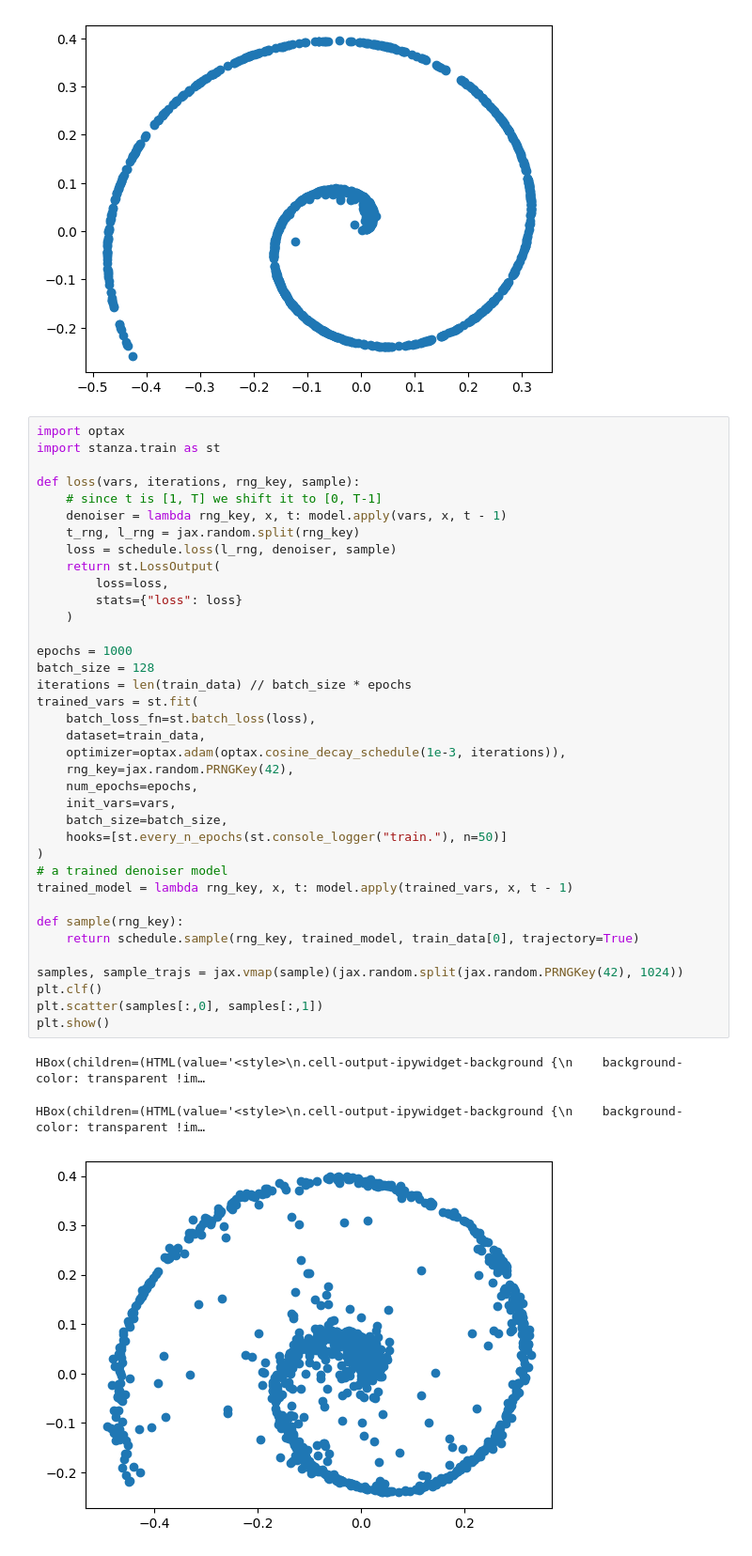
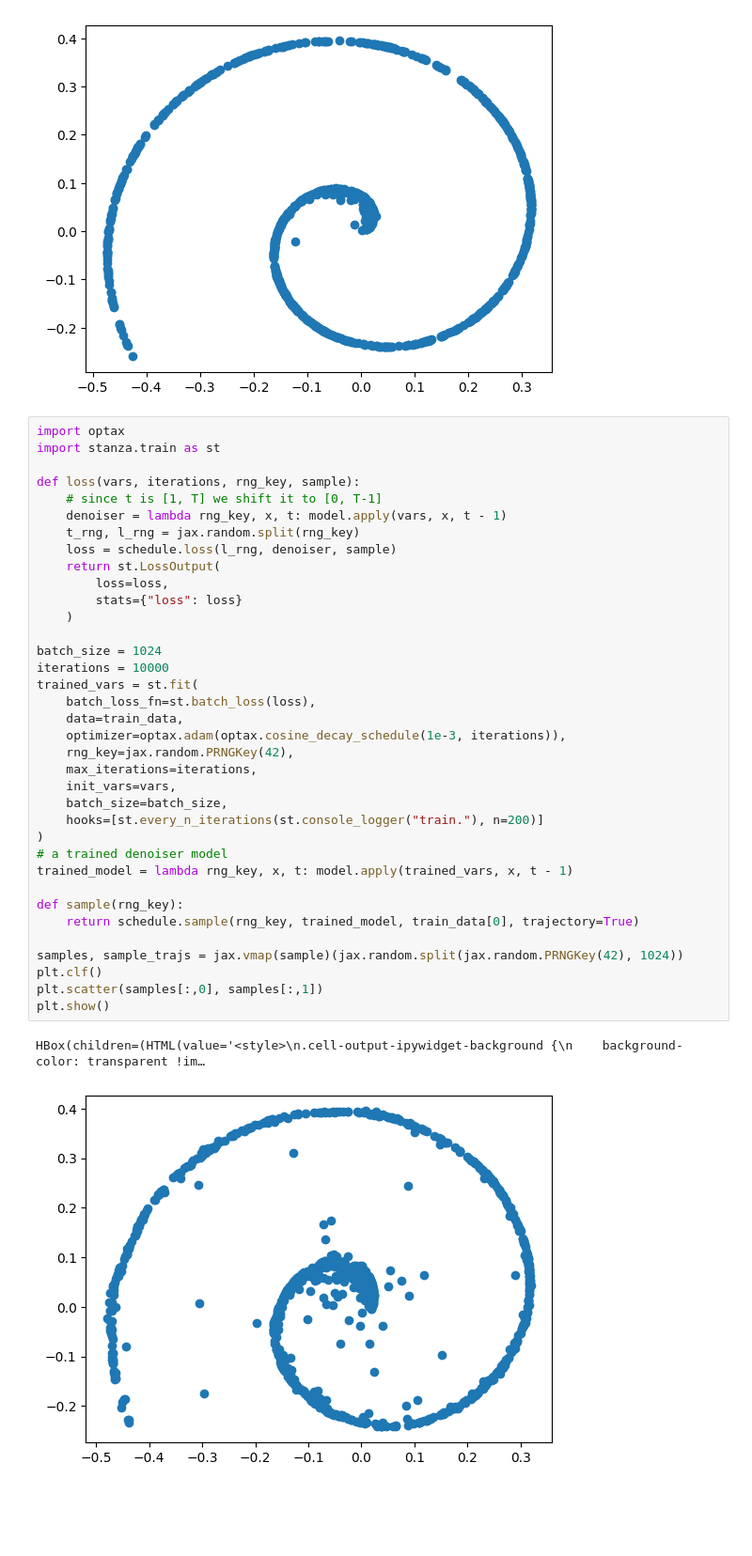
Before and after one commit to foundry-ai/foundry, a Jupyter notebook: examples/simple_diffusion.ipynb, the cells around one changed output. Shown at 94% size. Cells and saved outputs as stored; diff of their text form; blank space fills up the shorter version.

Commit message:
Refactored datasets, fit function

```diff
--- a/examples/simple_diffusion.ipynb
+++ b/examples/simple_diffusion.ipynb
@@ -80,41 +80,39 @@ import stanza.train as st
 
 def loss(vars, iterations, rng_key, sample):
     # since t is [1, T] we shift it to [0, T-1]
     denoiser = lambda rng_key, x, t: model.apply(vars, x, t - 1)
     t_rng, l_rng = jax.random.split(rng_key)
     loss = schedule.loss(l_rng, denoiser, sample)
     return st.LossOutput(
         loss=loss,
         stats={"loss": loss}
     )
 
-epochs = 1000
-batch_size = 128
-iterations = len(train_data) // batch_size * epochs
+batch_size = 1024
+iterations = 10000
 trained_vars = st.fit(
     batch_loss_fn=st.batch_loss(loss),
-    dataset=train_data,
+    data=train_data,
     optimizer=optax.adam(optax.cosine_decay_schedule(1e-3, iterations)),
     rng_key=jax.random.PRNGKey(42),
-    num_epochs=epochs,
+    max_iterations=iterations,
     init_vars=vars,
     batch_size=batch_size,
-    hooks=[st.every_n_epochs(st.console_logger("train."), n=50)]
+    hooks=[st.every_n_iterations(st.console_logger("train."), n=200)]
 )
 # a trained denoiser model
 trained_model = lambda rng_key, x, t: model.apply(trained_vars, x, t - 1)
 
 def sample(rng_key):
     return schedule.sample(rng_key, trained_model, train_data[0], trajectory=True)
 
 samples, sample_trajs = jax.vmap(sample)(jax.random.split(jax.random.PRNGKey(42), 1024))
 plt.clf()
 plt.scatter(samples[:,0], samples[:,1])
 plt.show()
 # %% [output]
 HBox(children=(HTML(value='<style>\n.cell-output-ipywidget-background {\n    background-color: transparent !im…
-HBox(children=(HTML(value='<style>\n.cell-output-ipywidget-background {\n    background-color: transparent !im…
-[figure, old version]
+[figure, new version]
 # %%
 # Retrain the model using the "gt_denoiser" as the target
 
```
Also changed, not shown: parts of 1 cell of this notebook, 8 other files.
